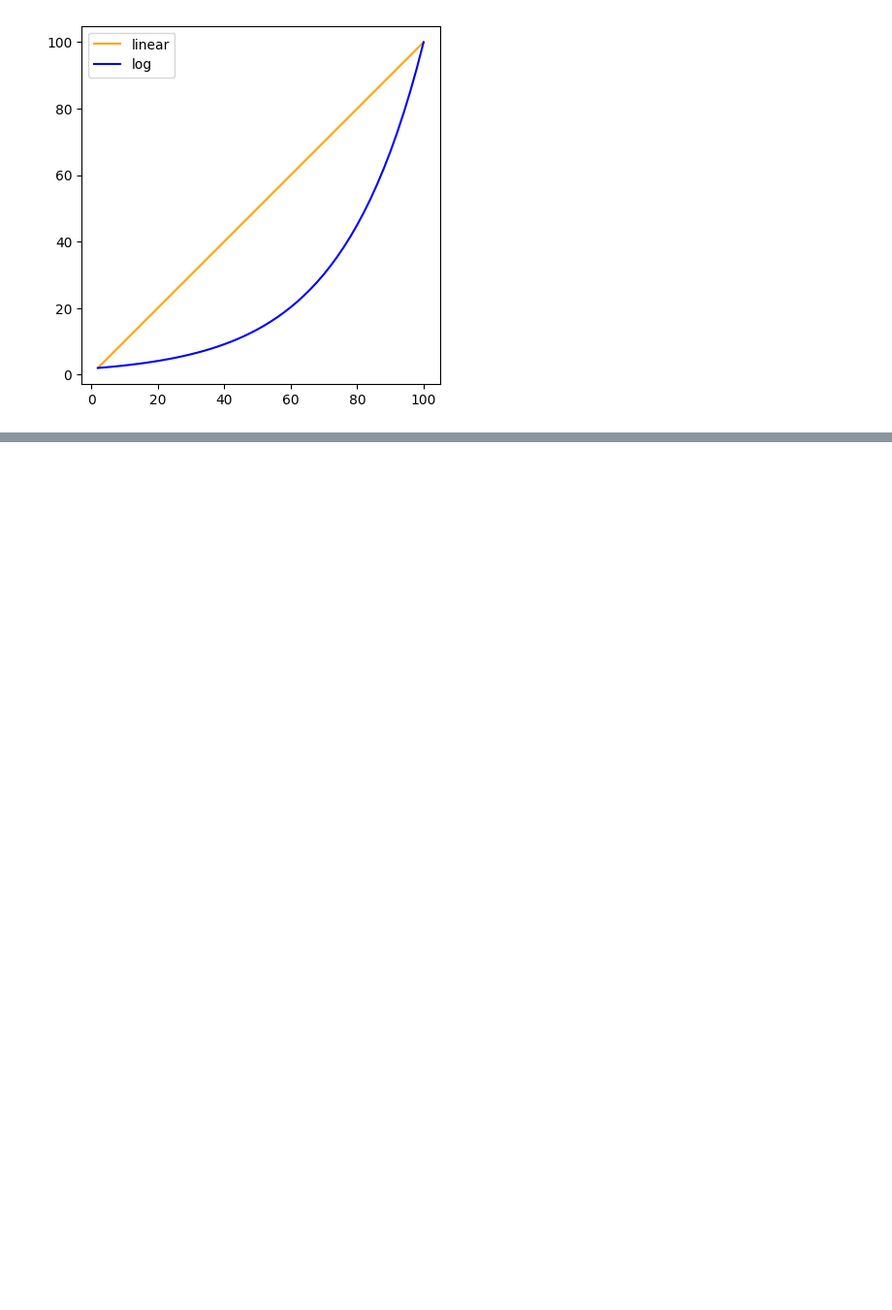
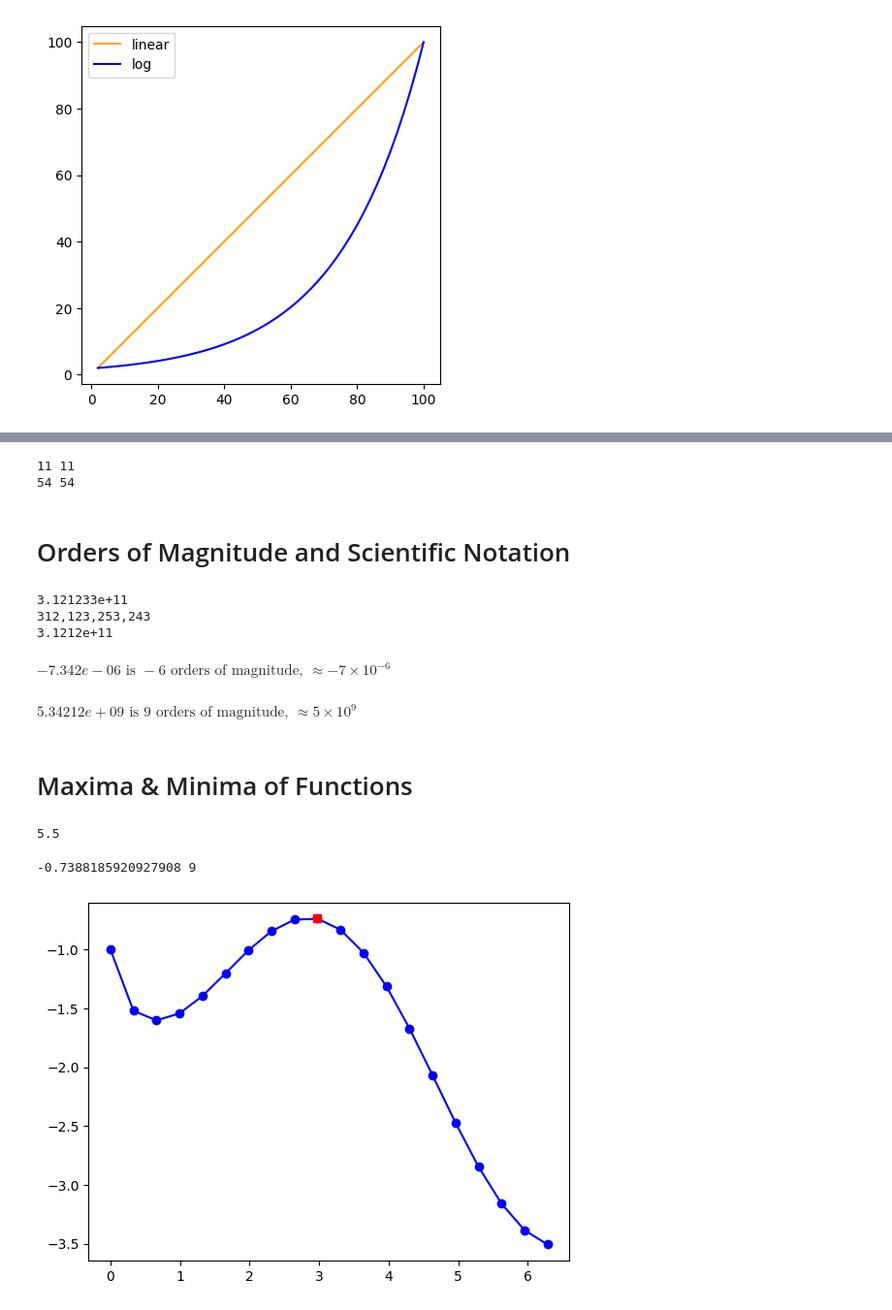
Before and after one commit to rtharris619/ProjectMath, a Jupyter notebook: Algebra2/algebra.ipynb, the cells around one changed output, grey strips where cells are left out. Shown at 97% size. Saved outputs shown, nothing was run; the diff lists cells and outputs as text; code cells hidden in the pictures; blank space fills up the shorter version.

```diff
--- a/Algebra2/algebra.ipynb
+++ b/Algebra2/algebra.ipynb
@@ -583,0 +679,70 @@ plt.show()
+# %%
+a = 2
+d = 3
+n = 6
+
+aseq = a + d*np.arange(0,n)
+gseq = a*d**np.arange(0,n)
+
+index = 4
+ares = a + d*(index-1)
+print(ares,aseq[index-1])
+
+gres = a*d**(index-1)
+print(gres,gseq[index-1])
+# %% [output]
+11 11
+54 54
+# %% [markdown]
+# Orders of Magnitude and Scientific Notation
+# %%
+x = 312123253243
+print('{:,e}'.format(x))
+print('{:,d}'.format(x))
+print('%.4e' %x)
+# %% [output]
+3.121233e+11
+312,123,253,243
+3.1212e+11
+# %%
+def get_orders_of_magnitude(num):
+  if num == 0:
+    print('can\'t be zero')
+    return
+
+  order_of_magnitude = int(np.floor(np.log10(abs(num))))
+  num_str = '{:,e}'.format(num)
+  scientific_not = num_str[0:num_str.find('.')]
+
+  display(Math('%g \\text{ is } %g \\text{ orders of magnitude, } \\approx %s \\times 10^{%s}' %(num,order_of_magnitude,scientific_not,order_of_magnitude)))
+
+get_orders_of_magnitude(-0.000007342)
+get_orders_of_magnitude(5342122131)
+# %% [output]
+$\displaystyle -7.342e-06 \text{ is } -6 \text{ orders of magnitude, } \approx -7 \times 10^{-6}$
+$\displaystyle 5.34212e+09 \text{ is } 9 \text{ orders of magnitude, } \approx 5 \times 10^{9}$
+# %% [markdown]
+# Maxima & Minima of Functions
+# %%
+lst = [-4,5.5,1,2]
+maxval = np.max(lst)
+maxvalidx = np.argmax(lst)
+
+lst[maxvalidx]
+# %% [output]
+5.5
+# %%
+x = np.linspace(0,2*np.pi,20)
+fx = -(np.cos(x) + np.sqrt(x))
+
+fmax = np.max(fx)
+fmaxids = np.argmax(fx)
+print(fmax,fmaxids)
+
+plt.plot(x,fx,'bo-')
+plt.plot(x[fmaxids],fmax,'rs')
+
+plt.show()
+# %% [output]
+-0.7388185920927908 9
+[figure, added]
```
Also changed, not shown: parts of 15 cells of this notebook.
